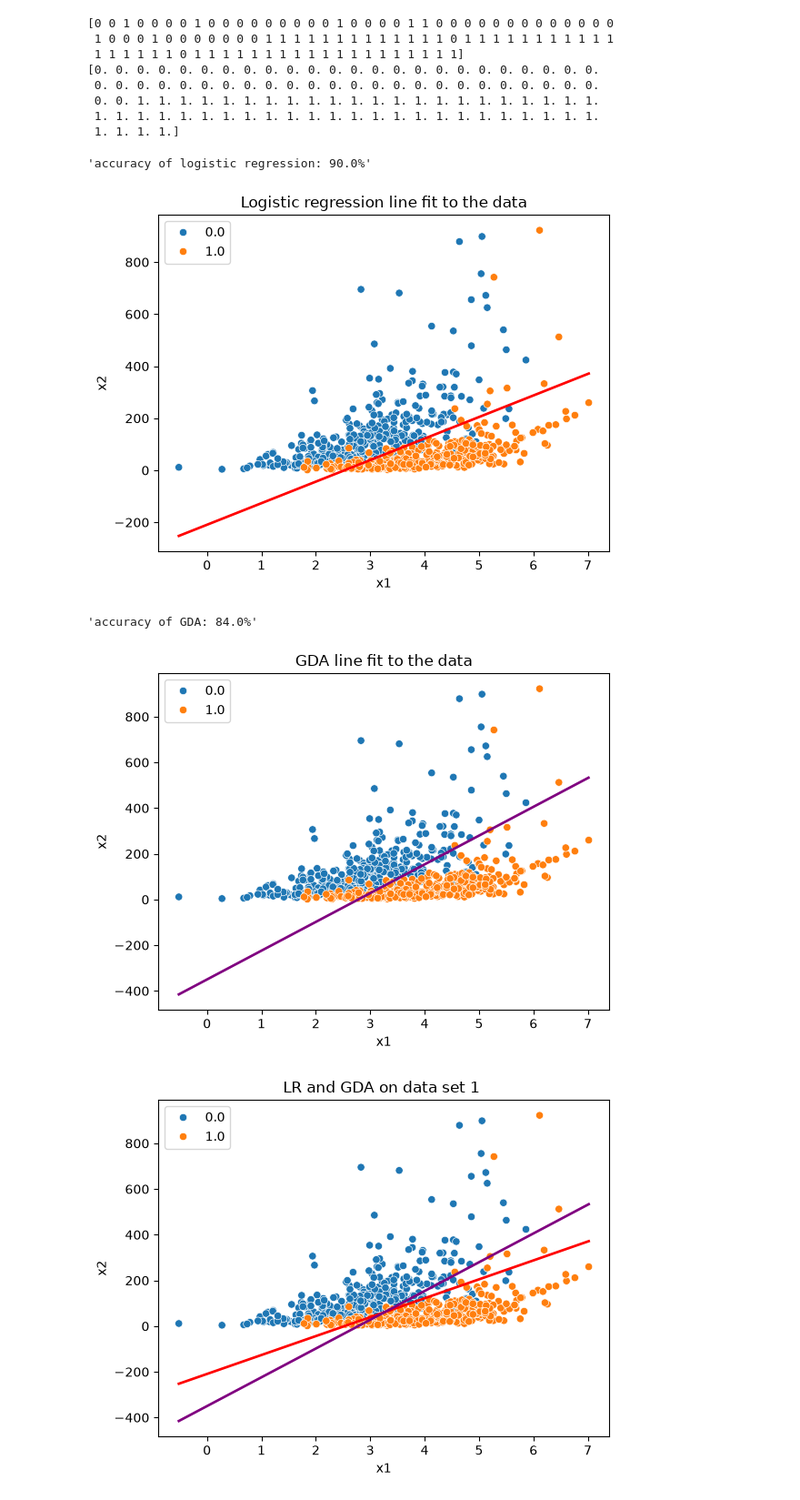
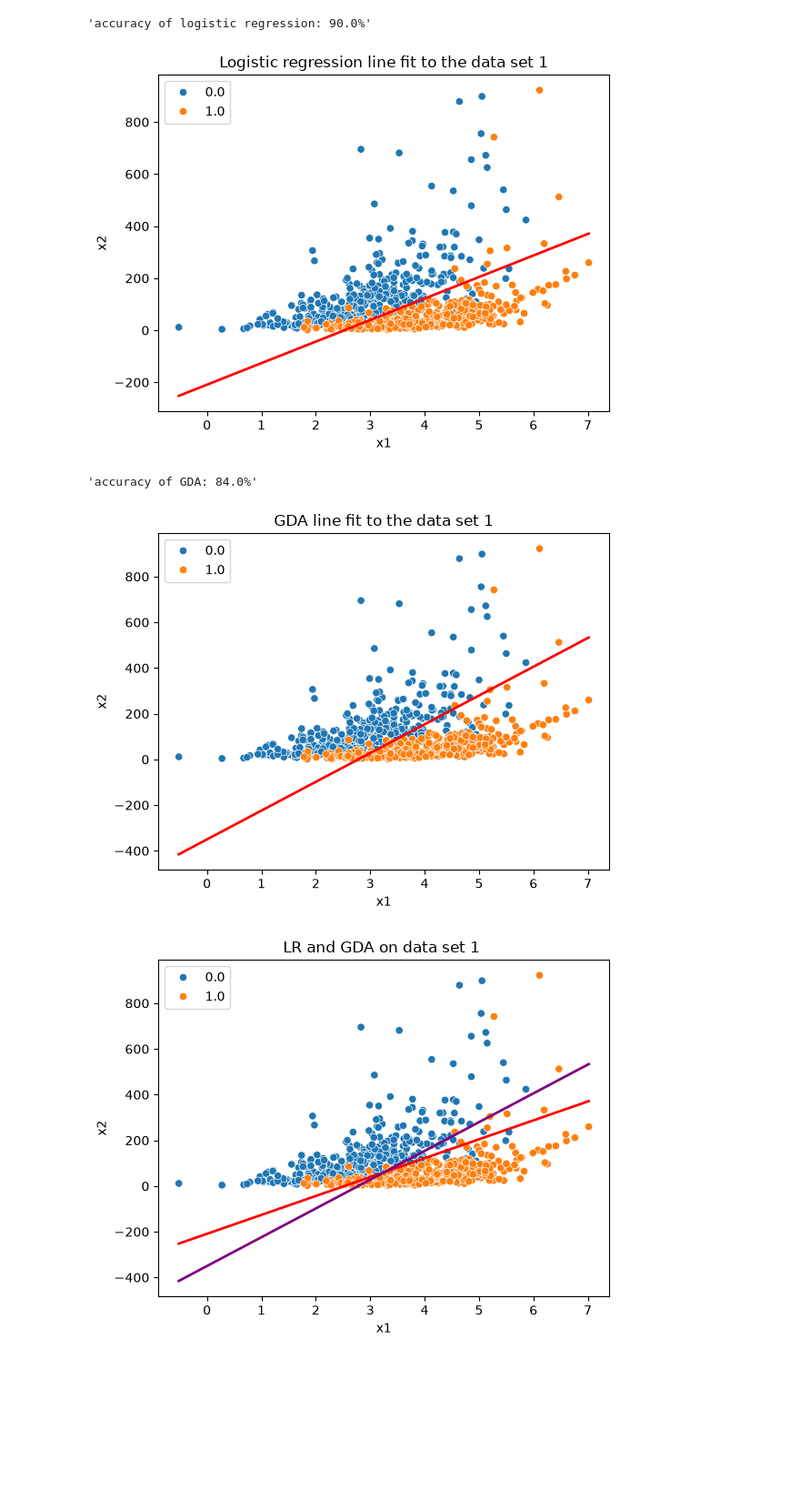
Before and after one commit to BartekWi/cs229, a Jupyter notebook: problem_set_1/ps1_1.ipynb, the cells around one changed output. Shown at 91% size. Saved outputs shown, nothing was run; the diff lists cells and outputs as text; code cells hidden in the pictures; blank space fills up the shorter version.

```diff
--- a/problem_set_1/ps1_1.ipynb
+++ b/problem_set_1/ps1_1.ipynb
@@ -51,42 +52,34 @@ class LogisticRegression(LinearModel):
 # %%
 x_train, y_train = util.load_dataset("data/ds1_train.csv", add_intercept=True)
 x_val, y_val = util.load_dataset("data/ds1_valid.csv", add_intercept=True)
-lr = LogisticRegression()
-lr.fit(x_train, y_train)
-lr_predictions=lr.predict(x_val)
-print(lr_predictions)
-print(y_val)
-f"accuracy of logistic regression: {(lr_predictions==y_val).sum()/len(y_val)*100}%"
-# %% [output]
-[0 0 1 0 0 0 0 1 0 0 0 0 0 0 0 0 0 1 0 0 0 0 1 1 0 0 0 0 0 0 0 0 0 0 0 0 0
- 1 0 0 0 1 0 0 0 0 0 0 0 1 1 1 1 1 1 1 1 1 1 1 1 1 0 1 1 1 1 1 1 1 1 1 1 1
- 1 1 1 1 1 1 0 1 1 1 1 1 1 1 1 1 1 1 1 1 1 1 1 1 1 1]
-[0. 0. 0. 0. 0. 0. 0. 0. 0. 0. 0. 0. 0. 0. 0. 0. 0. 0. 0. 0. 0. 0. 0. 0.
- 0. 0. 0. 0. 0. 0. 0. 0. 0. 0. 0. 0. 0. 0. 0. 0. 0. 0. 0. 0. 0. 0. 0. 0.
- 0. 0. 1. 1. 1. 1. 1. 1. 1. 1. 1. 1. 1. 1. 1. 1. 1. 1. 1. 1. 1. 1. 1. 1.
- 1. 1. 1. 1. 1. 1. 1. 1. 1. 1. 1. 1. 1. 1. 1. 1. 1. 1. 1. 1. 1. 1. 1. 1.
- 1. 1. 1. 1.]
-'accuracy of logistic regression: 90.0%'
+# %%
+lr = LogisticRegression()
+lr.fit(x_train, y_train)
+lr_predictions=lr.predict(x_val)
+f"accuracy of logistic regression: {(lr_predictions==y_val).sum()/len(y_val)*100}%"
+# %% [output]
+'accuracy of logistic regression: 90.0%'
 # %%
 import matplotlib.pyplot as plt
 import seaborn as sns
+# %%
+def plot_line_with_data(x,y,theta,title):
+    fig,ax=plt.subplots()
+    sns.scatterplot(x=x[:,1],y=x[:,2],hue=y)
+    def calculate_x2(x1,theta):
+        return -(theta[0]+theta[1]*x1)/theta[2]
+    x_min=np.min(x[:,1])
+    x_max=np.max(x[:,1])
+
+    ax.set_xlabel("x1")
+    ax.set_ylabel("x2")
+    ax.set_title(title)
+    plt.plot([x_min,x_max ], [calculate_x2(x_min,theta), calculate_x2(x_max,theta)], linewidth=2,color='red')
+    plt.show()
 # %%
-fig,ax=plt.subplots()
-sns.scatterplot(x=x_train[:,1],y=x_train[:,2],hue=y_train)
-
-theta=lr.theta
-def calculate_x2(x1,theta):
-    return -(theta[0]+theta[1]*x1)/theta[2]
-x_min=np.min(x_train[:,1])
-x_max=np.max(x_train[:,1])
-
-ax.set_xlabel("x1")
-ax.set_ylabel("x2")
-ax.set_title("Logistic regression line fit to the data")
-plt.plot([x_min,x_max ], [calculate_x2(x_min,theta), calculate_x2(x_max,theta)], linewidth=2,color='red')
-plt.show()
+plot_line_with_data(x_train,y_train,lr.theta,"Logistic regression line fit to the data set 1")
 # %% [output]
-[figure, old version]
+[figure, new version]
 # %%
 class GDA(LinearModel):
     """Gaussian Discriminant Analysis.
@@ -157,22 +150,10 @@ f"accuracy of GDA: {(gda_predictions==y_val).sum()/len(y_val)*100}%"
 # %% [output]
 'accuracy of GDA: 84.0%'
 # %%
-fig,ax=plt.subplots()
-sns.scatterplot(x=x_train[:,1],y=x_train[:,2],hue=y_train)
 
-theta=gda.theta
-def calculate_x2(x1,theta):
-    return -(theta[0]+theta[1]*x1)/theta[2]
-x_min=np.min(x_train[:,1])
-x_max=np.max(x_train[:,1])
-x1 = np.arange(min(x_train[:,1]), max(x_train[:,1]), 0.01)
-ax.set_xlabel("x1")
-ax.set_ylabel("x2")
-ax.set_title("GDA line fit to the data")
-plt.plot(x1, calculate_x2(x1,theta), linewidth=2,color='purple')
-plt.show()
+plot_line_with_data(x_train,y_train,gda.theta,"GDA line fit to the data set 1")
 # %% [output]
-[figure, old version]
+[figure, new version]
 # %%
 ax,fig=plt.subplots()
 sns.scatterplot(x=x_train[:,1],y=x_train[:,2],hue=y_train)
```
Also changed, not shown: parts of 14 cells of this notebook.
